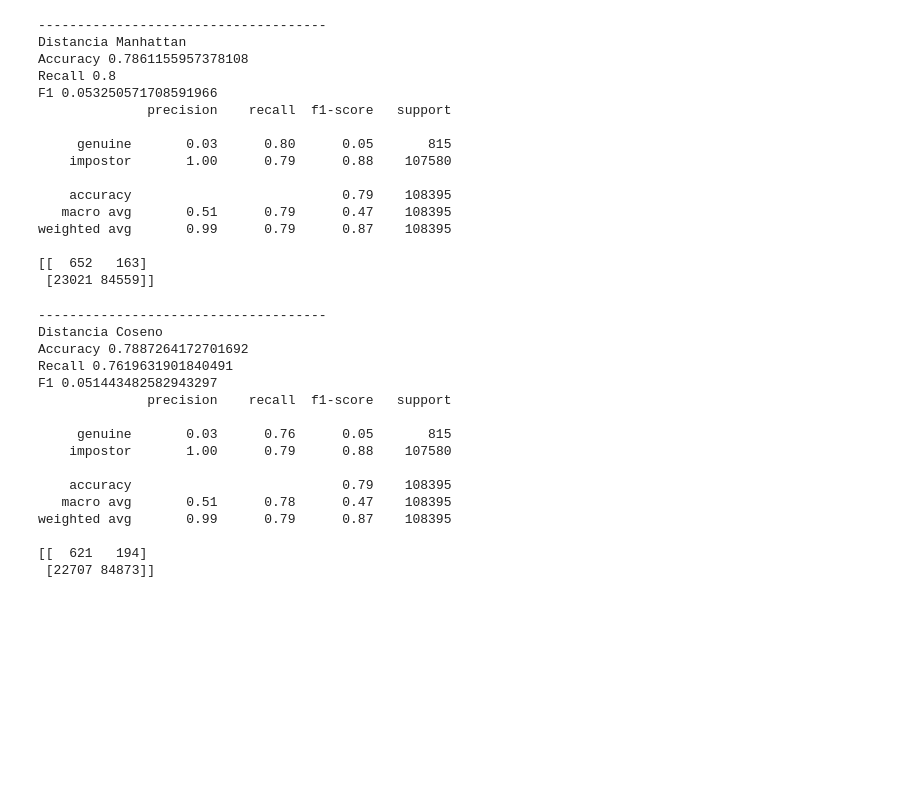
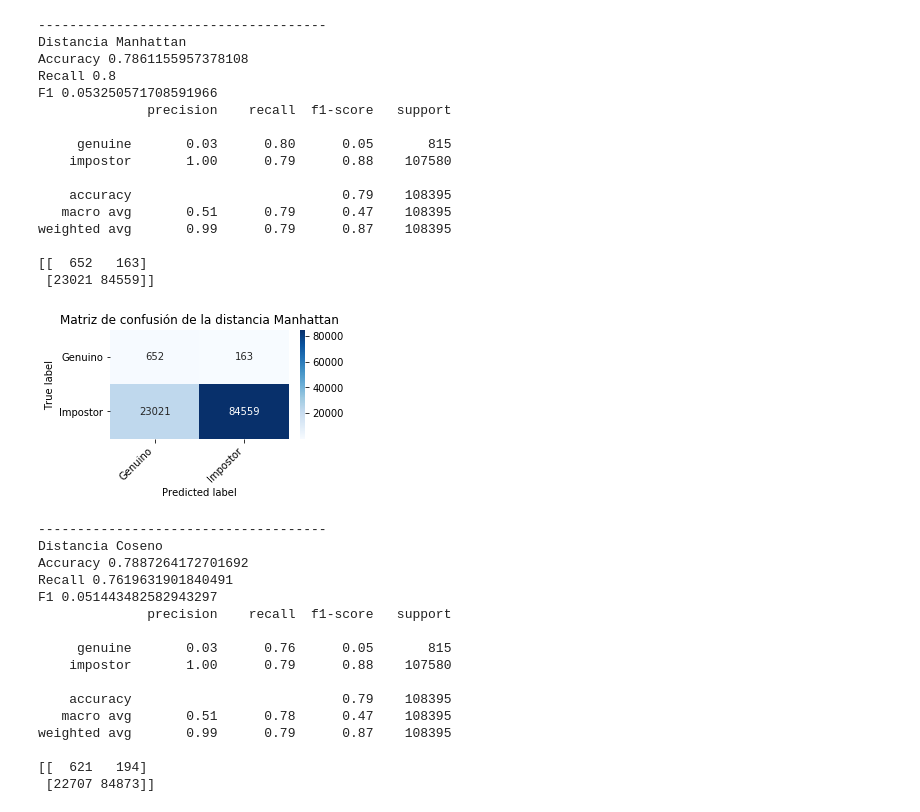
Before and after one commit to aronlo/tesis, a Jupyter notebook: allModels.ipynb, the cells around one changed output. Drawn from its saved outputs; the diff is of its cells as text; code cells hidden in the pictures; blank space fills up the shorter version.

```diff
--- a/allModels.ipynb
+++ b/allModels.ipynb
@@ -144,6 +191,10 @@ weighted avg       0.99      0.79      0.87    108395
 
 [[  652   163]
  [23021 84559]]
+# %%
+print_confusion_matrix(cm, ["Genuino", "Impostor"], title = "Matriz de confusión de la distancia Manhattan", figsize = (4,2), fontsize=10)
+# %% [output]
+[figure, added]
 # %%
 #------------------------------------------------------------------
 #Distancia Coseno 4
```
Also changed, not shown: parts of 6 cells of this notebook.
